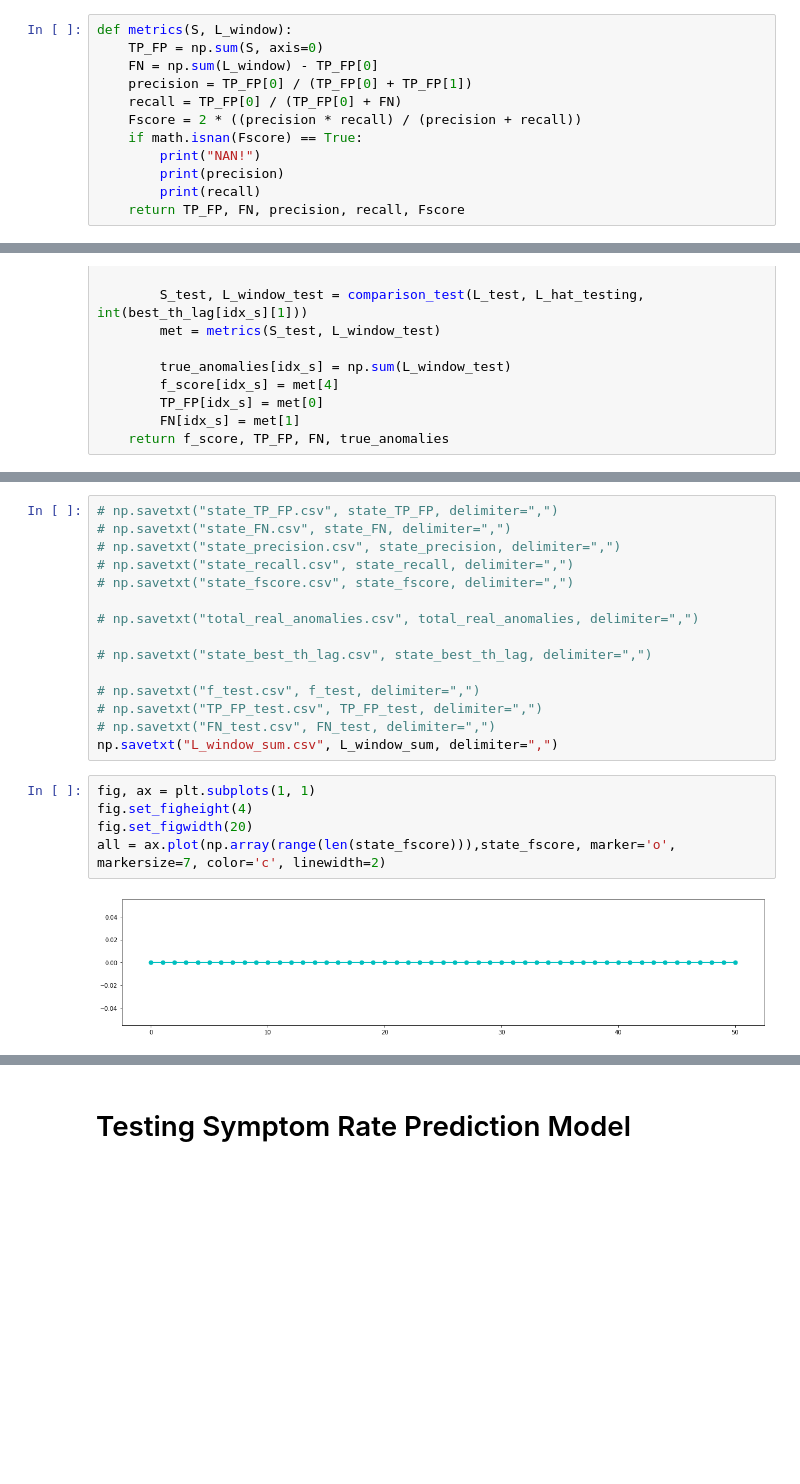
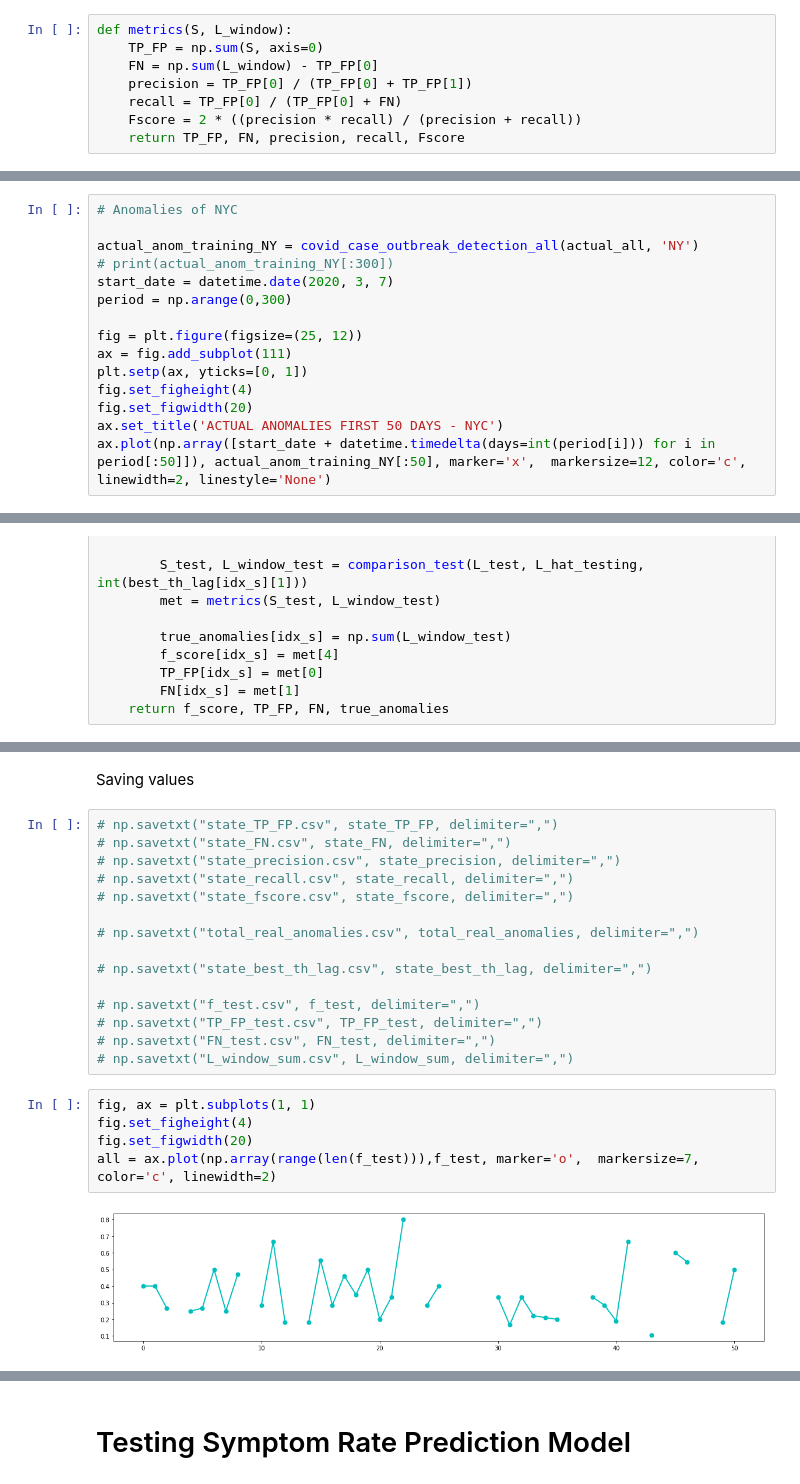
Before and after one commit to nadhirahrafidz/fyp, a Jupyter notebook: main.ipynb, the cells around one changed output, grey strips where cells are left out. Saved outputs shown, nothing was run; the diff lists cells and outputs as text; blank space fills up the shorter version.

Commit message:
looking into false anomalies

```diff
--- a/main.ipynb
+++ b/main.ipynb
@@ -406,9 +408,5 @@ def metrics(S, L_window):
     precision = TP_FP[0] / (TP_FP[0] + TP_FP[1])
     recall = TP_FP[0] / (TP_FP[0] + FN)
     Fscore = 2 * ((precision * recall) / (precision + recall))
-    if math.isnan(Fscore) == True:
-        print("NAN!")
-        print(precision)
-        print(recall)
     return TP_FP, FN, precision, recall, Fscore
 # %% [markdown]
@@ -507,0 +618,15 @@ L_hat
+# %%
+# Anomalies of NYC
+
+actual_anom_training_NY = covid_case_outbreak_detection_all(actual_all, 'NY')
+# print(actual_anom_training_NY[:300])
+start_date = datetime.date(2020, 3, 7)
+period = np.arange(0,300)
+
+fig = plt.figure(figsize=(25, 12))
+ax = fig.add_subplot(111)
+plt.setp(ax, yticks=[0, 1])
+fig.set_figheight(4)
+fig.set_figwidth(20)
+ax.set_title('ACTUAL ANOMALIES FIRST 50 DAYS - NYC')
+ax.plot(np.array([start_date + datetime.timedelta(days=int(period[i])) for i in period[:50]]), actual_anom_training_NY[:50], marker='x',  markersize=12, color='c', linewidth=2, linestyle='None')
@@ -718,3 +731,5 @@ nan
+# %% [markdown]
+Saving values
 # %%
 # np.savetxt("state_TP_FP.csv", state_TP_FP, delimiter=",")
 # np.savetxt("state_FN.csv", state_FN, delimiter=",")
@@ -729,11 +744,11 @@ nan
 # np.savetxt("f_test.csv", f_test, delimiter=",")
 # np.savetxt("TP_FP_test.csv", TP_FP_test, delimiter=",")
 # np.savetxt("FN_test.csv", FN_test, delimiter=",")
-np.savetxt("L_window_sum.csv", L_window_sum, delimiter=",")
+# np.savetxt("L_window_sum.csv", L_window_sum, delimiter=",")
 # %%
 fig, ax = plt.subplots(1, 1)
 fig.set_figheight(4)
 fig.set_figwidth(20)
-all = ax.plot(np.array(range(len(state_fscore))),state_fscore, marker='o',  markersize=7, color='c', linewidth=2)
+all = ax.plot(np.array(range(len(f_test))),f_test, marker='o',  markersize=7, color='c', linewidth=2)
 # %% [output]
-[figure, old version]
+[figure, new version]
```
Also changed, not shown: parts of 32 cells of this notebook, 7 other files.
